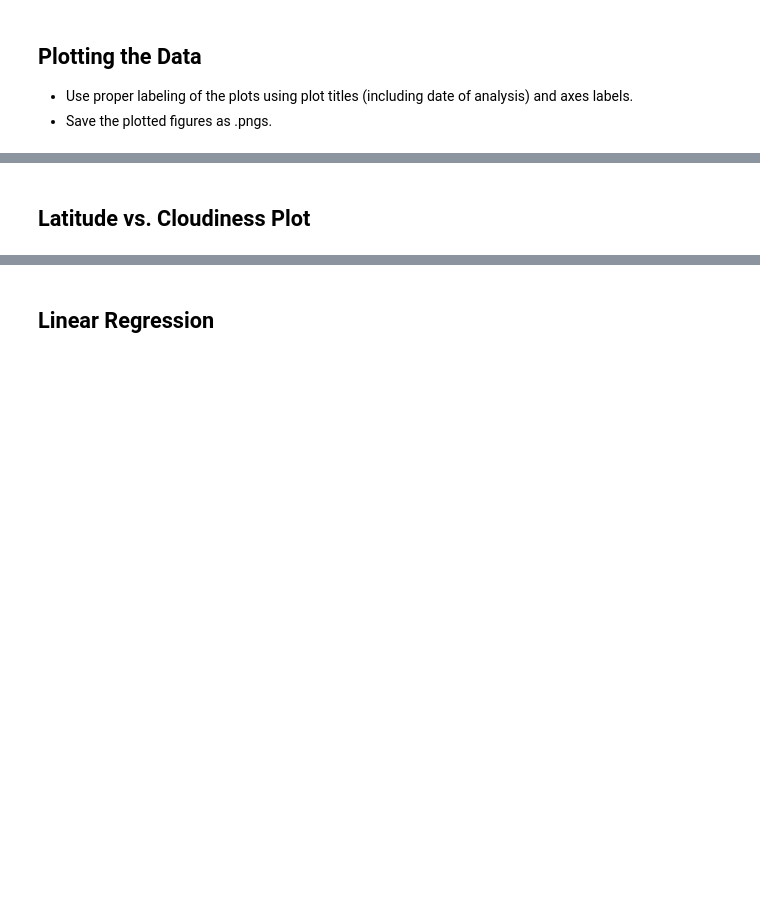
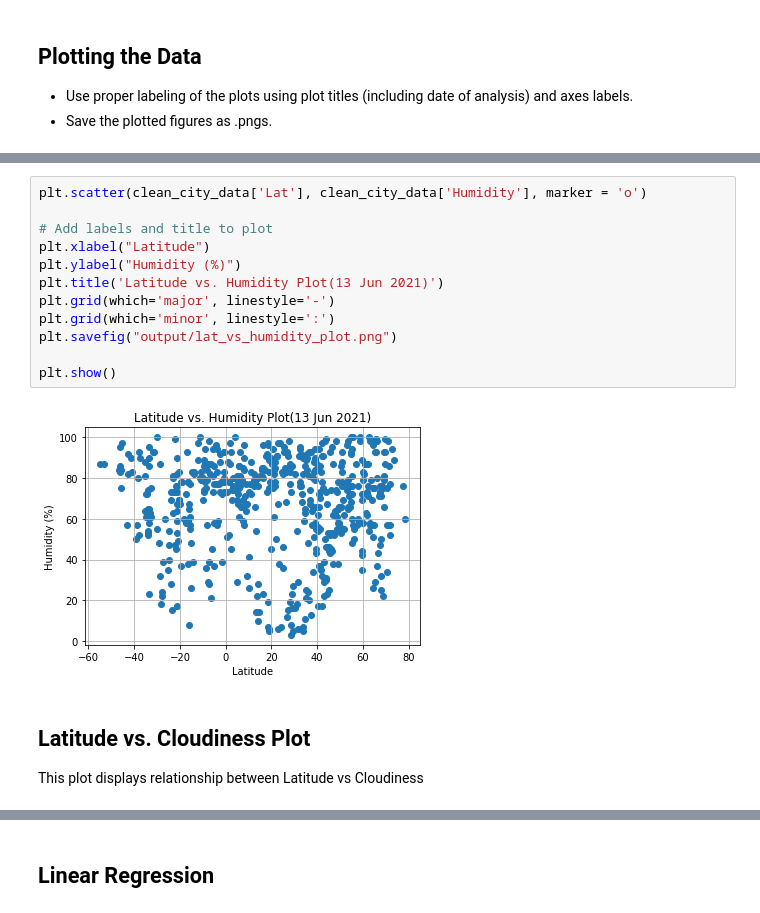
Before and after one commit to extasy44/python-api-challenge, a Jupyter notebook: WeatherPy/WeatherPy.ipynb, the cells around one changed output, grey strips where cells are left out. Cells and saved outputs as stored; diff of their text form; blank space fills up the shorter version.

```diff
--- a/WeatherPy/WeatherPy.ipynb
+++ b/WeatherPy/WeatherPy.ipynb
@@ -209,2 +217,17 @@ Int64Index([], dtype='int64')
+# %%
+plt.scatter(clean_city_data['Lat'], clean_city_data['Humidity'], marker = 'o')
+
+# Add labels and title to plot
+plt.xlabel("Latitude")
+plt.ylabel("Humidity (%)")
+plt.title('Latitude vs. Humidity Plot(13 Jun 2021)')
+plt.grid(which='major', linestyle='-')
+plt.grid(which='minor', linestyle=':')
+plt.savefig("output/lat_vs_humidity_plot.png")
+
+plt.show()
+# %% [output]
+[figure, added]
 # %% [markdown]
 ## Latitude vs. Cloudiness Plot
+This plot displays relationship between Latitude vs Cloudiness
```
Also changed, not shown: parts of 34 cells of this notebook, 13 other files.
